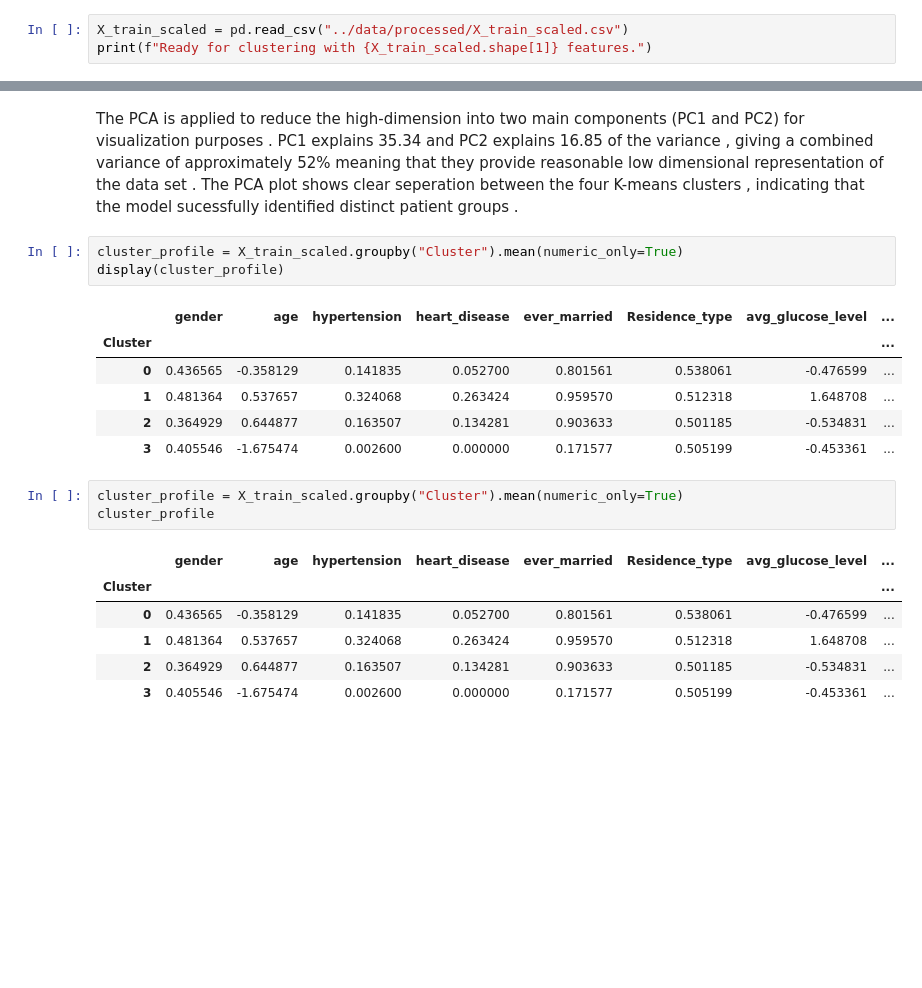
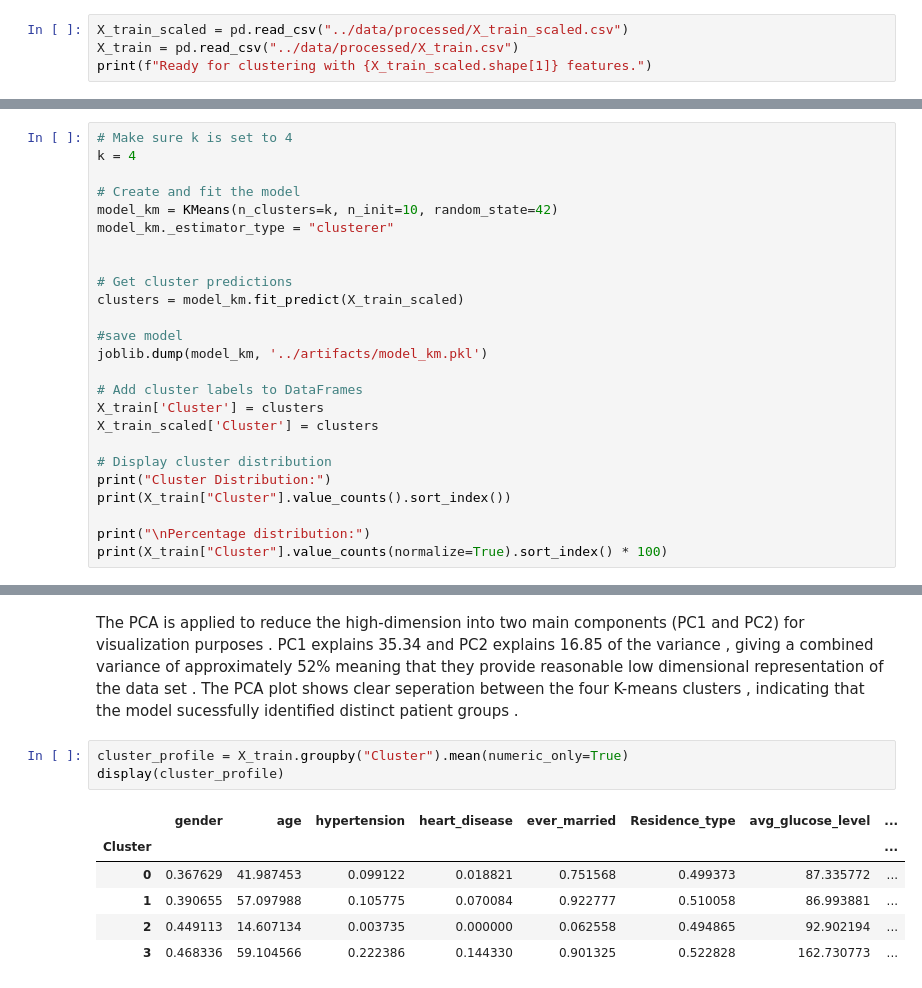
Before and after one commit to madidzanga-coder/MLG382-CYO-PROJECT-----Group-11, a Jupyter notebook: notebooks/cluster_modelling.ipynb, the cells around one changed output, grey strips where cells are left out. Drawn from its saved outputs; the diff is of its cells as text; blank space fills up the shorter version.

```diff
--- a/notebooks/cluster_modelling.ipynb
+++ b/notebooks/cluster_modelling.ipynb
@@ -14,6 +14,7 @@ import joblib
 from sklearn.decomposition import PCA
 # %%
 X_train_scaled = pd.read_csv("../data/processed/X_train_scaled.csv")
+X_train = pd.read_csv("../data/processed/X_train.csv")
 print(f"Ready for clustering with {X_train_scaled.shape[1]} features.")
 # %% [output]
 Ready for clustering with 15 features.
@@ -102,0 +71,25 @@ Name: proportion, dtype: float64
+# %%
+# Make sure k is set to 4
+k = 4
+
+# Create and fit the model
+model_km = KMeans(n_clusters=k, n_init=10, random_state=42)
+model_km._estimator_type = "clusterer"
+
+
+# Get cluster predictions
+clusters = model_km.fit_predict(X_train_scaled)
+
+#save model
+joblib.dump(model_km, '../artifacts/model_km.pkl')
+
+# Add cluster labels to DataFrames
+X_train['Cluster'] = clusters
+X_train_scaled['Cluster'] = clusters
+
+# Display cluster distribution
+print("Cluster Distribution:")
+print(X_train["Cluster"].value_counts().sort_index())
+
+print("\nPercentage distribution:")
+print(X_train["Cluster"].value_counts(normalize=True).sort_index() * 100)
@@ -192,22 +201,12 @@ plt.show()
 # %% [markdown]
 The PCA is applied to reduce the high-dimension into two main components (PC1 and PC2) for visualization purposes . PC1 explains 35.34 and PC2 explains 16.85 of the variance , giving a combined variance of approximately 52% meaning that they provide reasonable low dimensional representation of the data set . The PCA plot shows clear seperation between the four K-means clusters , indicating that the model sucessfully identified distinct patient groups .
 # %%
-cluster_profile = X_train_scaled.groupby("Cluster").mean(numeric_only=True)
+cluster_profile = X_train.groupby("Cluster").mean(numeric_only=True)
 display(cluster_profile)
 # %% [output]
 |  | gender | age | hypertension | heart_disease | ever_married | Residence_type | avg_glucose_level | ... |
 | Cluster |  |  |  |  |  |  |  | ... |
-| 0 | 0.436565 | -0.358129 | 0.141835 | 0.052700 | 0.801561 | 0.538061 | -0.476599 | ... |
-| 1 | 0.481364 | 0.537657 | 0.324068 | 0.263424 | 0.959570 | 0.512318 | 1.648708 | ... |
-| 2 | 0.364929 | 0.644877 | 0.163507 | 0.134281 | 0.903633 | 0.501185 | -0.534831 | ... |
-| 3 | 0.405546 | -1.675474 | 0.002600 | 0.000000 | 0.171577 | 0.505199 | -0.453361 | ... |
+| 0 | 0.367629 | 41.987453 | 0.099122 | 0.018821 | 0.751568 | 0.499373 | 87.335772 | ... |
+| 1 | 0.390655 | 57.097988 | 0.105775 | 0.070084 | 0.922777 | 0.510058 | 86.993881 | ... |
+| 2 | 0.449113 | 14.607134 | 0.003735 | 0.000000 | 0.062558 | 0.494865 | 92.902194 | ... |
+| 3 | 0.468336 | 59.104566 | 0.222386 | 0.144330 | 0.901325 | 0.522828 | 162.730773 | ... |
-# %%
-cluster_profile = X_train_scaled.groupby("Cluster").mean(numeric_only=True)
-cluster_profile
-# %% [output]
-|  | gender | age | hypertension | heart_disease | ever_married | Residence_type | avg_glucose_level | ... |
-| Cluster |  |  |  |  |  |  |  | ... |
-| 0 | 0.436565 | -0.358129 | 0.141835 | 0.052700 | 0.801561 | 0.538061 | -0.476599 | ... |
-| 1 | 0.481364 | 0.537657 | 0.324068 | 0.263424 | 0.959570 | 0.512318 | 1.648708 | ... |
-| 2 | 0.364929 | 0.644877 | 0.163507 | 0.134281 | 0.903633 | 0.501185 | -0.534831 | ... |
-| 3 | 0.405546 | -1.675474 | 0.002600 | 0.000000 | 0.171577 | 0.505199 | -0.453361 | ... |
```
Also changed, not shown: parts of 11 cells of this notebook, 4 other files.
